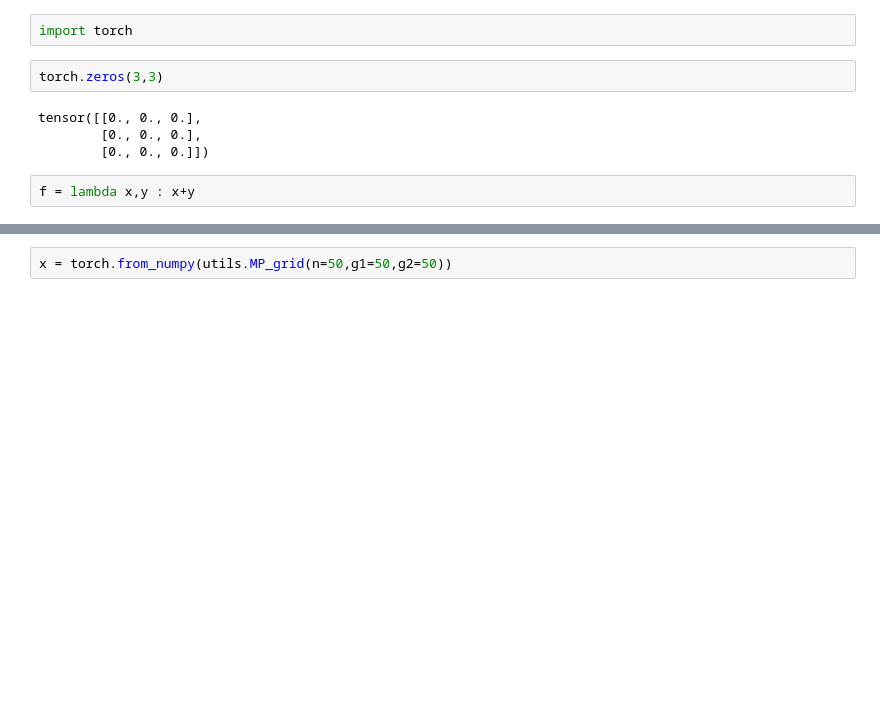
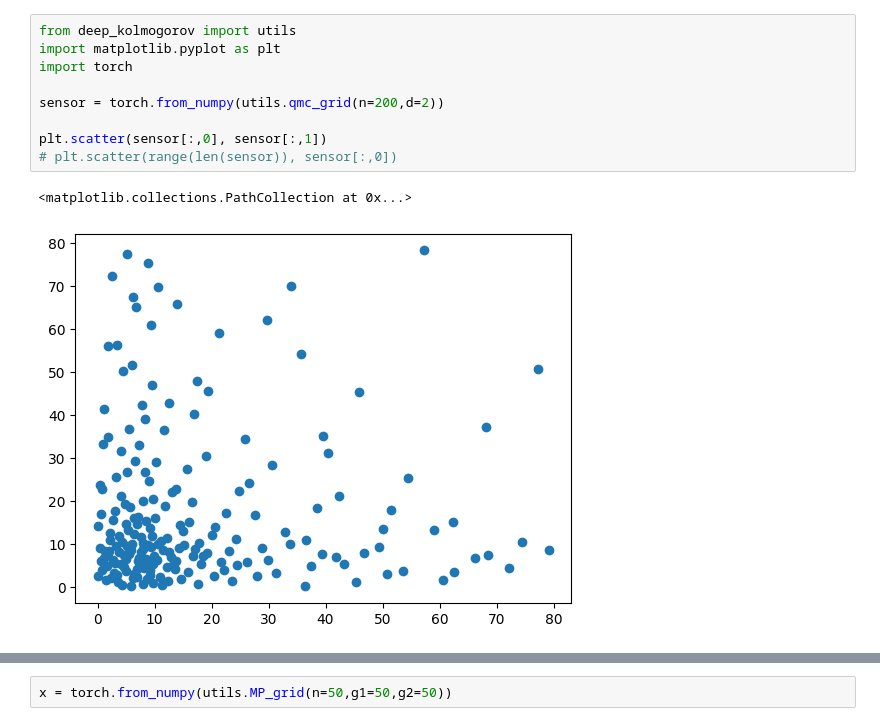
Before and after one commit to YedaCui/deepOnet_bermudan, a Jupyter notebook: test.ipynb, the cells around one changed output, grey strips where cells are left out. Cells and saved outputs as stored; diff of their text form; blank space fills up the shorter version.

```diff
--- a/test.ipynb
+++ b/test.ipynb
@@ -1,10 +1,12 @@
-# %%
-import torch
-# %%
-torch.zeros(3,3)
-# %% [output]
-tensor([[0., 0., 0.],
-        [0., 0., 0.],
-        [0., 0., 0.]])
-# %%
-f = lambda x,y : x+y
+# %%
+from deep_kolmogorov import utils
+import matplotlib.pyplot as plt
+import torch
+
+sensor = torch.from_numpy(utils.qmc_grid(n=200,d=2))
+
+plt.scatter(sensor[:,0], sensor[:,1])
+# plt.scatter(range(len(sensor)), sensor[:,0])
+# %% [output]
+<matplotlib.collections.PathCollection at 0x...>
+[figure, added]
```
Also changed, not shown: parts of 39 cells of this notebook, 6 other files.
